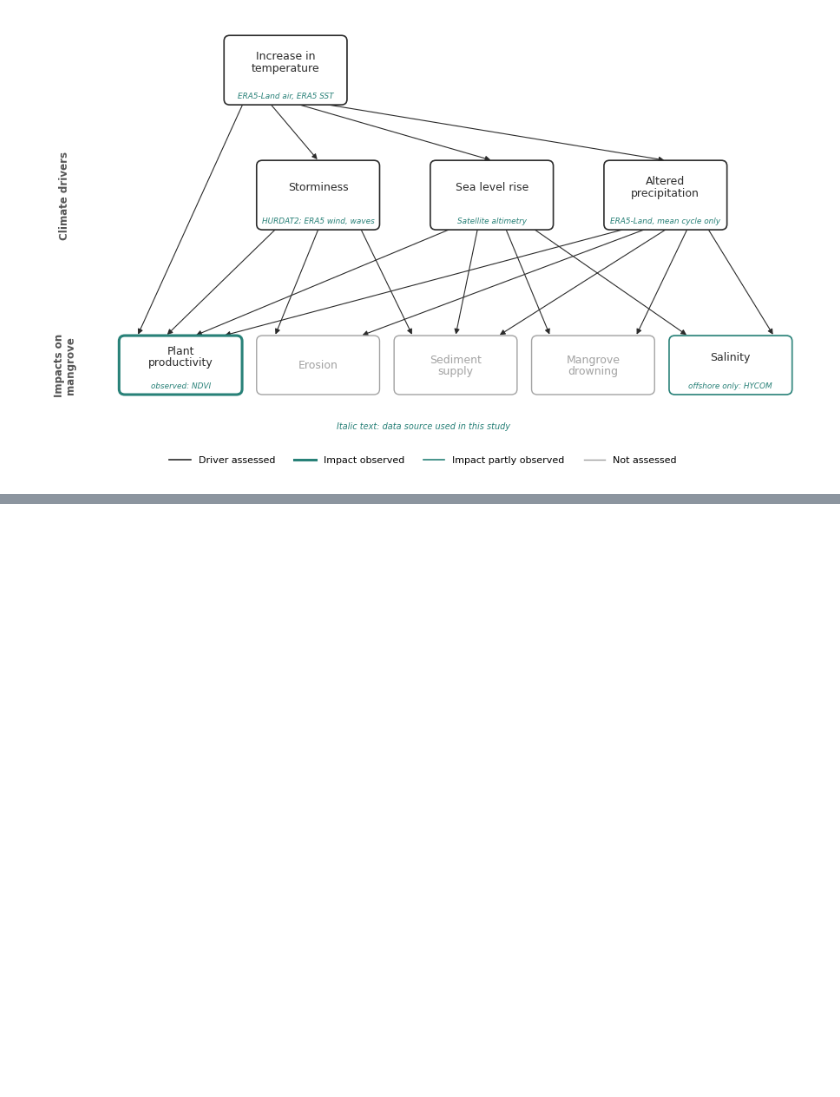
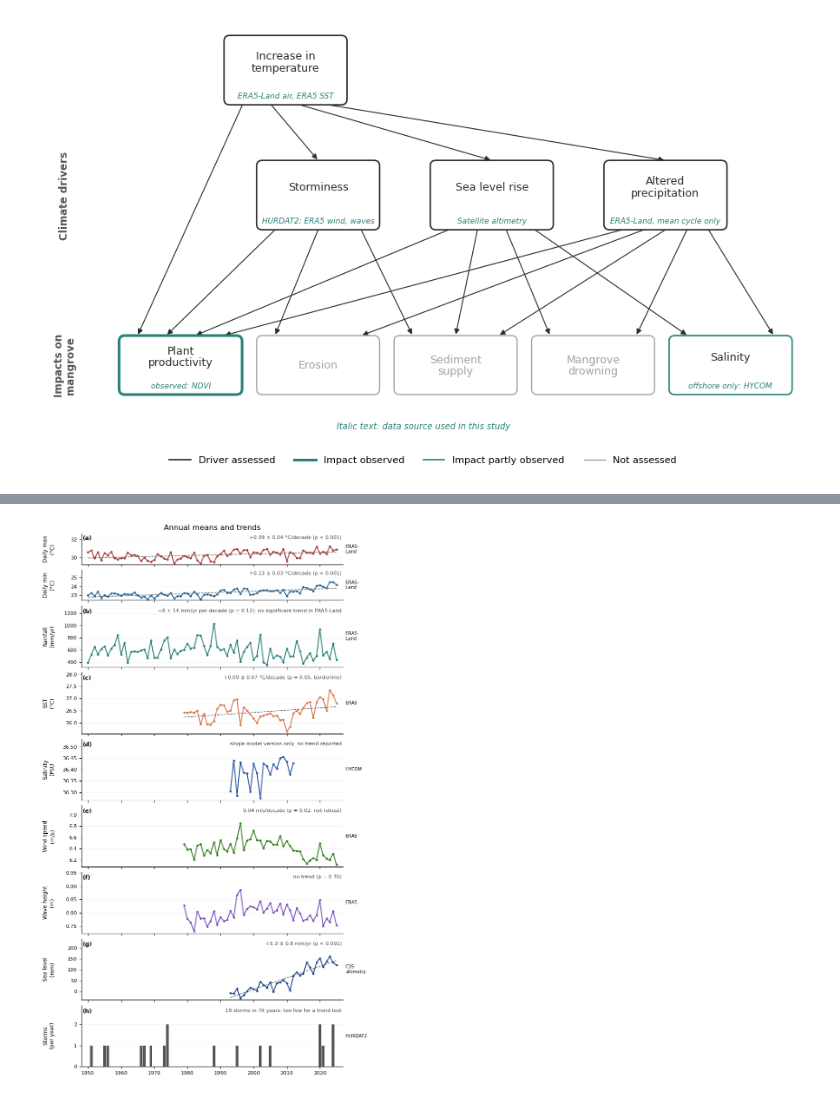
Before and after one commit to florisytzen5/MDP, a Jupyter notebook: Climatology/Baseline/Clima_Baseline.ipynb, the cells around one changed output, grey strips where cells are left out. Saved outputs shown, nothing was run; the diff lists cells and outputs as text; code cells hidden in the pictures; blank space fills up the shorter version.

```diff
--- a/Climatology/Baseline/Clima_Baseline.ipynb
+++ b/Climatology/Baseline/Clima_Baseline.ipynb
@@ -1461,0 +1668,98 @@ plt.show()
+# %%
+import matplotlib.pyplot as plt
+from scipy import stats
+
+SL_DIR = '/Users/sophiethomas/Desktop/MDP/Climatology/Baseline/sealevel/'
+COLORS = {'tmax': '#aa3a3b', 'tmin': '#296a9b', 'sst': '#de764f', 'rain': '#288178',
+          'sal': '#2c55a1', 'wind': '#32801f', 'wave': '#7954bb', 'sea': '#234a8c', 'storm': '#555555'}
+
+def annual(s, how='mean'):
+    g = s.resample('YE')
+    a = (g.sum() if how == 'sum' else g.mean())[g.count() >= 329]   # years at least 90% complete
+    a.index = a.index.year
+    return a
+
+tmax, _ = load_series('t2m_max_c', 'c1')
+tmin, _ = load_series('t2m_min_c', 'c1')
+rain, _ = load_series('precip_mm', 'c1')
+sst, _  = load_series('sst_c')
+sal, _  = load_series('salinity_surface_psu')
+sal = sal['1993':'2012']; sal = sal[sal >= 30]          # one HYCOM model version, fill values removed
+wind, _ = load_series('wind_speed_ms')
+hs, _   = load_series('hs_mean_m')
+sea = pd.read_csv(SL_DIR + '../sealevel_sisal_monthly.csv', parse_dates=['date'], index_col='date')['coast']
+g = sea.resample('YE')
+sea_ann = g.mean()[g.count() == 12]; sea_ann.index = sea_ann.index.year      # complete years only
+
+storm_years = [1951, 1955, 1956, 1966, 1967, 1969, 1973, 1974, 1974,
+               1988, 1995, 2002, 2005, 2020, 2020, 2021, 2024, 2024]
+storms_per_year = pd.Series(storm_years).value_counts().reindex(range(1950, 2026), fill_value=0)
+
+# rainfall: annual totals; trend computed here so the label matches the data
+rain_ann = annual(rain, 'sum')
+r_rain = stats.linregress(rain_ann.index, rain_ann.values)
+p_rain = stats.kendalltau(rain_ann.index, rain_ann.values).pvalue
+slope = f'{r_rain.slope*10:+.0f}'.replace('-', '−')        # proper minus sign
+rain_txt = (f'{slope} ± {1.96*r_rain.stderr*10:.0f} mm/yr per decade '
+            f'(p = {p_rain:.2f}): no significant trend in ERA5-Land')
+print(rain_txt)
+
+# (series, colour, y-label, panel text, draw trend line?) -- same order and letters as Fig. 1;
+# max and min share letter (a), as in Fig. 1a
+PANELS = [
+    (annual(tmax), COLORS['tmax'], 'Daily max\n(°C)',             '+0.09 ± 0.04 °C/decade (p < 0.001)', True),
+    (annual(tmin), COLORS['tmin'], 'Daily min\n(°C)',             '+0.13 ± 0.03 °C/decade (p < 0.001)', True),
+    (rain_ann,     COLORS['rain'], 'Rainfall\n(mm/yr)',            rain_txt, False),
+    (annual(sst),  COLORS['sst'],  'SST\n(°C)',                    '+0.09 ± 0.07 °C/decade (p = 0.05, borderline)', True),
+    (annual(sal),  COLORS['sal'],  'Salinity\n(PSU',   'single model version only: no trend reported', False),
+    (annual(wind), COLORS['wind'], 'Wind speed\n(m/s)',            '−0.04 m/s/decade (p = 0.02; not robust)', False),
+    (annual(hs),   COLORS['wave'], 'Wave height\n(m)',             'no trend (p = 0.76)', False),
+    (sea_ann,      COLORS['sea'],  'Sea level\n(mm)', '+5.3 ± 0.8 mm/yr (p < 0.001)', True),
+]
+
+fig, ax = plt.subplots(len(PANELS) + 1, 1, figsize=(7.5, 12.5), sharex=True,
+                       gridspec_kw={'height_ratios': [0.5, 0.5, 1, 1, 1, 1, 1, 1, 1]})
+
+# one variable per panel
+for i, (a_s, c, ylab, txt, line) in enumerate(PANELS):
+    a = ax[i]
+    a.plot(a_s.index, a_s.values, color=c, lw=1.5, marker='o', ms=2.5)
+    if line:
+        r = stats.linregress(a_s.index, a_s.values)
+        a.plot(a_s.index, r.intercept + r.slope * a_s.index, '--', color='0.35', lw=1)
+    a.set_ylabel(ylab)
+    lo, hi = a.get_ylim()
+    a.set_ylim(lo, hi + (0.6 if i < 2 else 0.35) * (hi - lo))       # headroom for the label (more in half panels)
+    a.text(0.995, 0.95, txt, transform=a.transAxes, ha='right', va='top', fontsize=8, color='0.25')
+
+# (h) storms
+ax[-1].bar(storms_per_year.index, storms_per_year.values, color=COLORS['storm'], width=0.8)
+ax[-1].set_ylabel('Storms\n(per year)')
+ax[-1].set_yticks([0, 1, 2]); ax[-1].set_ylim(0, 2.9)
+ax[-1].text(0.995, 0.95, '18 storms in 76 years: too few for a trend test',
+            transform=ax[-1].transAxes, ha='right', va='top', fontsize=8, color='0.25')
+
+LETTERS = ['(a)', '', '(b)', '(c)', '(d)', '(e)', '(f)', '(g)', '(h)']   # max and min together = (a)
+for i, a in enumerate(ax):
+    a.grid(True, axis='y', color='0.94', lw=0.5, zorder=0)
+    a.set_axisbelow(True)
+    a.spines[['top', 'right']].set_visible(False)
+    a.yaxis.set_label_coords(-0.1, 0.5)
+    a.tick_params(labelsize=8)
+    a.yaxis.label.set_size(8.5)
+    a.text(0.005, 0.95, LETTERS[i], transform=a.transAxes,
+           ha='left', va='top', fontsize=9, fontweight='bold')
+ax[-1].set_xlim(1948, 2027)
+ax[0].set_title('Annual means and trends',
+                 fontsize=12, loc='center')
+
+# data source of each panel, shown small to the right of each panel
+SOURCES = ['ERA5-\nLand', 'ERA5-\nLand', 'ERA5-\nLand', 'ERA5', 'HYCOM', 'ERA5', 'ERA5', 'C3S\naltimetry', 'HURDAT2']
+for a, src in zip(ax, SOURCES):
+    a.text(1.01, 0.5, src, transform=a.transAxes,
+           ha='left', va='center', fontsize=7, color='black', linespacing=1.1)
+
+plt.tight_layout(h_pad=0.4)
+fig.savefig(SL_DIR + '../fig2_annual_trends.png', dpi=300, bbox_inches='tight')
+plt.show()
+# %% [output]
@@ -1461,0 +1775 @@ plt.show()
+[figure, added]
```
Also changed, not shown: parts of 10 cells of this notebook, 6 other files.
